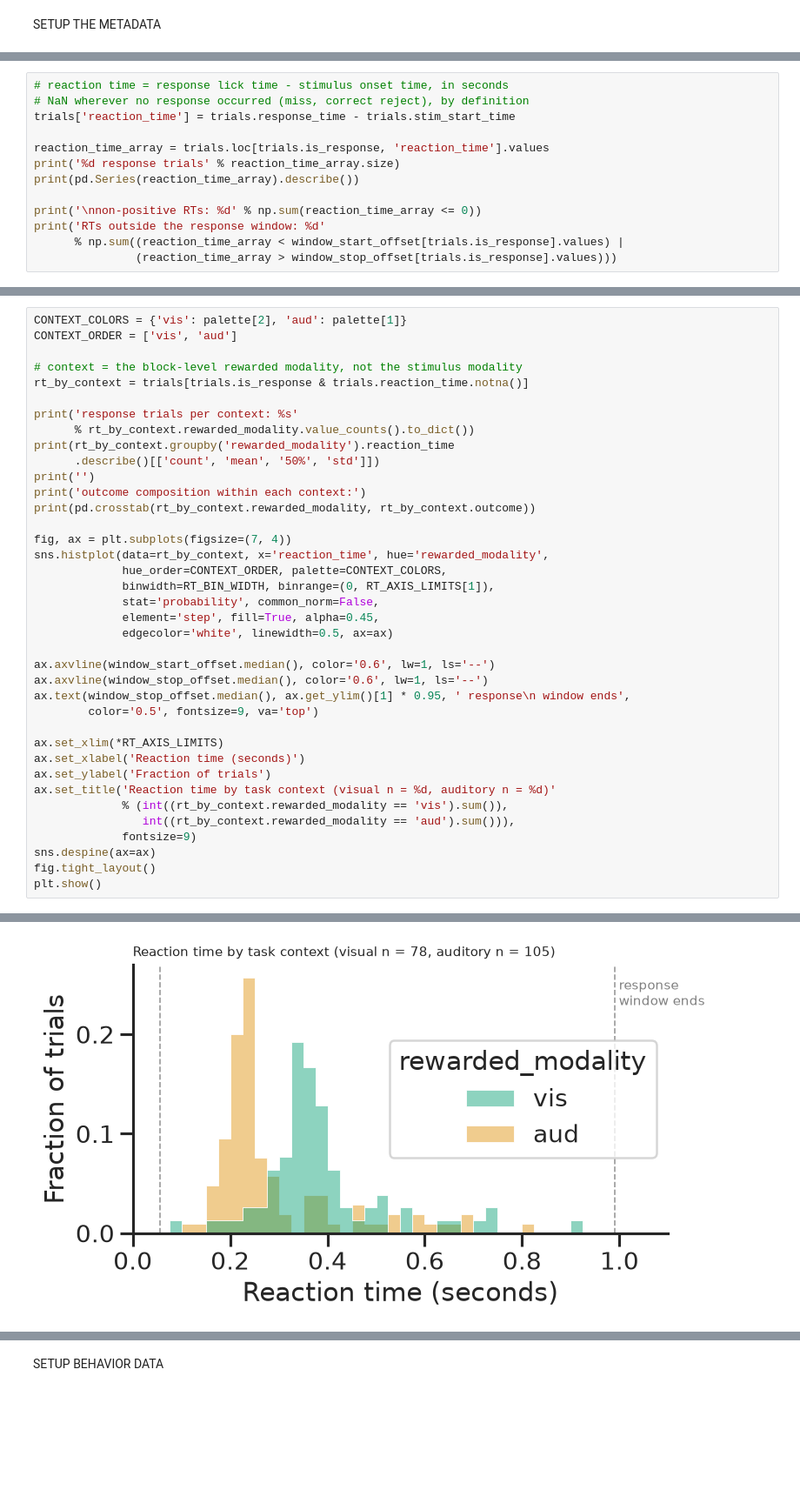
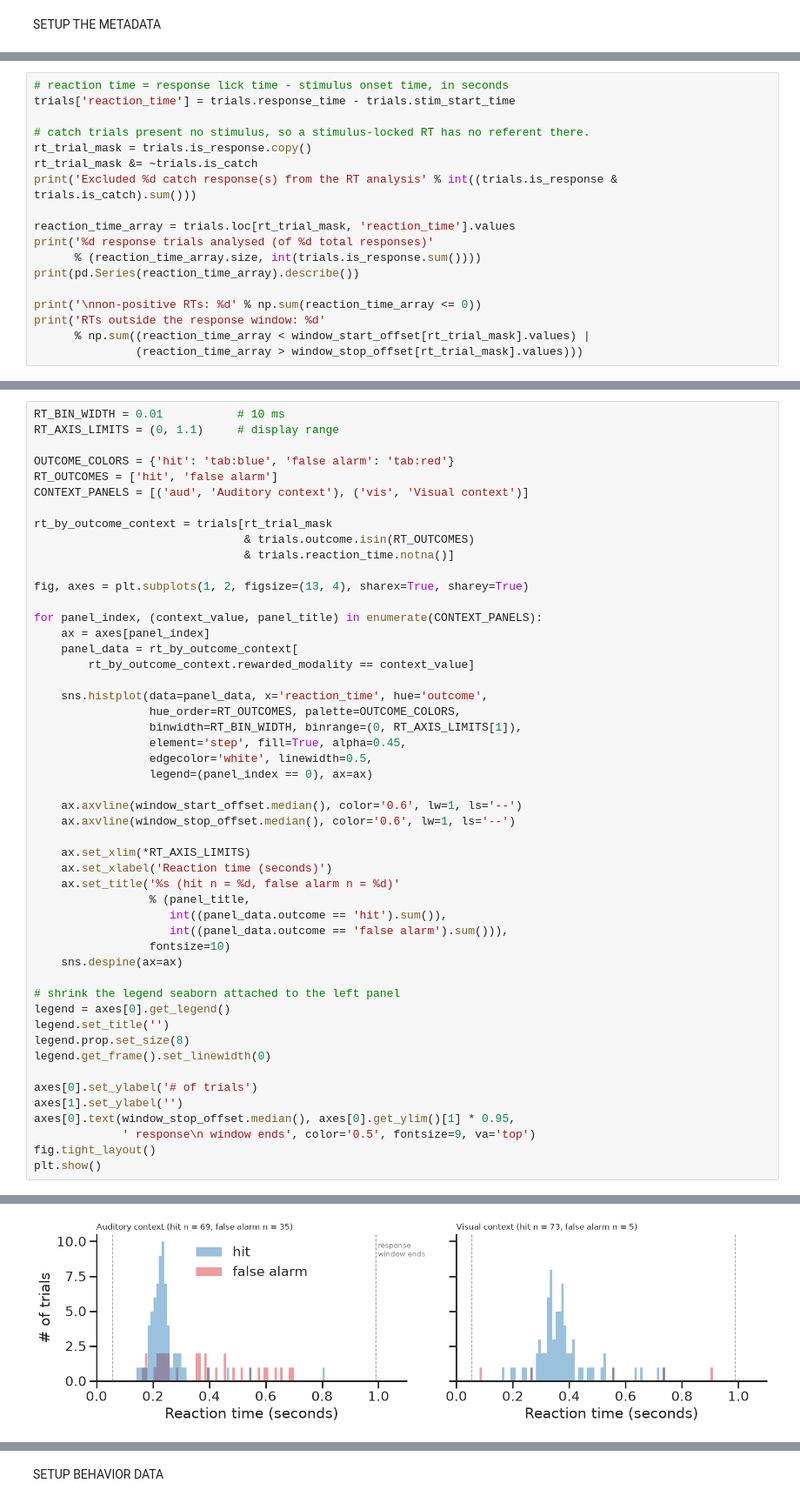
Before and after one commit to tierneydaw1/MisfiringSquad, a Jupyter notebook: code/Expectation.ipynb, the cells around one changed output, grey strips where cells are left out. Shown at 87% size. Cells and saved outputs as stored; diff of their text form; blank space fills up the shorter version.

Commit message:
some cleaning and reward-related reaction times

```diff
--- a/code/Expectation.ipynb
+++ b/code/Expectation.ipynb
@@ -263,14 +180,19 @@ REACTION TIME
 # %%
 # reaction time = response lick time - stimulus onset time, in seconds
-# NaN wherever no response occurred (miss, correct reject), by definition
 trials['reaction_time'] = trials.response_time - trials.stim_start_time
 
-reaction_time_array = trials.loc[trials.is_response, 'reaction_time'].values
-print('%d response trials' % reaction_time_array.size)
+# catch trials present no stimulus, so a stimulus-locked RT has no referent there.
+rt_trial_mask = trials.is_response.copy()
+rt_trial_mask &= ~trials.is_catch
+print('Excluded %d catch response(s) from the RT analysis' % int((trials.is_response & trials.is_catch).sum()))
+
+reaction_time_array = trials.loc[rt_trial_mask, 'reaction_time'].values
+print('%d response trials analysed (of %d total responses)'
+      % (reaction_time_array.size, int(trials.is_response.sum())))
 print(pd.Series(reaction_time_array).describe())
 
 print('\nnon-positive RTs: %d' % np.sum(reaction_time_array <= 0))
 print('RTs outside the response window: %d'
-      % np.sum((reaction_time_array < window_start_offset[trials.is_response].values) |
-               (reaction_time_array > window_stop_offset[trials.is_response].values)))
+      % np.sum((reaction_time_array < window_start_offset[rt_trial_mask].values) |
+               (reaction_time_array > window_stop_offset[rt_trial_mask].values)))
 # %% [output]
@@ -377,39 +237,51 @@ catch responses excluded from this figure: 1
 # %%
-CONTEXT_COLORS = {'vis': palette[2], 'aud': palette[1]}
-CONTEXT_ORDER = ['vis', 'aud']
+RT_BIN_WIDTH = 0.01           # 10 ms
+RT_AXIS_LIMITS = (0, 1.1)     # display range
 
-# context = the block-level rewarded modality, not the stimulus modality
-rt_by_context = trials[trials.is_response & trials.reaction_time.notna()]
+OUTCOME_COLORS = {'hit': 'tab:blue', 'false alarm': 'tab:red'}
+RT_OUTCOMES = ['hit', 'false alarm']
+CONTEXT_PANELS = [('aud', 'Auditory context'), ('vis', 'Visual context')]
 
-print('response trials per context: %s'
-      % rt_by_context.rewarded_modality.value_counts().to_dict())
-print(rt_by_context.groupby('rewarded_modality').reaction_time
-      .describe()[['count', 'mean', '50%', 'std']])
-print('')
-print('outcome composition within each context:')
-print(pd.crosstab(rt_by_context.rewarded_modality, rt_by_context.outcome))
+rt_by_outcome_context = trials[rt_trial_mask
+                               & trials.outcome.isin(RT_OUTCOMES)
+                               & trials.reaction_time.notna()]
 
-fig, ax = plt.subplots(figsize=(7, 4))
-sns.histplot(data=rt_by_context, x='reaction_time', hue='rewarded_modality',
-             hue_order=CONTEXT_ORDER, palette=CONTEXT_COLORS,
-             binwidth=RT_BIN_WIDTH, binrange=(0, RT_AXIS_LIMITS[1]),
-             stat='probability', common_norm=False,
-             element='step', fill=True, alpha=0.45,
-             edgecolor='white', linewidth=0.5, ax=ax)
+fig, axes = plt.subplots(1, 2, figsize=(13, 4), sharex=True, sharey=True)
 
-ax.axvline(window_start_offset.median(), color='0.6', lw=1, ls='--')
-ax.axvline(window_stop_offset.median(), color='0.6', lw=1, ls='--')
-ax.text(window_stop_offset.median(), ax.get_ylim()[1] * 0.95, ' response\n window ends',
-        color='0.5', fontsize=9, va='top')
+for panel_index, (context_value, panel_title) in enumerate(CONTEXT_PANELS):
+    ax = axes[panel_index]
+    panel_data = rt_by_outcome_context[
+        rt_by_outcome_context.rewarded_modality == context_value]
 
-ax.set_xlim(*RT_AXIS_LIMITS)
-ax.set_xlabel('Reaction time (seconds)')
-ax.set_ylabel('Fraction of trials')
-ax.set_title('Reaction time by task context (visual n = %d, auditory n = %d)'
-             % (int((rt_by_context.rewarded_modality == 'vis').sum()),
-                int((rt_by_context.rewarded_modality == 'aud').sum())),
-             fontsize=9)
-sns.despine(ax=ax)
+    sns.histplot(data=panel_data, x='reaction_time', hue='outcome',
+                 hue_order=RT_OUTCOMES, palette=OUTCOME_COLORS,
+                 binwidth=RT_BIN_WIDTH, binrange=(0, RT_AXIS_LIMITS[1]),
+                 element='step', fill=True, alpha=0.45,
+                 edgecolor='white', linewidth=0.5,
+                 legend=(panel_index == 0), ax=ax)
+
+    ax.axvline(window_start_offset.median(), color='0.6', lw=1, ls='--')
+    ax.axvline(window_stop_offset.median(), color='0.6', lw=1, ls='--')
+
+    ax.set_xlim(*RT_AXIS_LIMITS)
+    ax.set_xlabel('Reaction time (seconds)')
+    ax.set_title('%s (hit n = %d, false alarm n = %d)'
+                 % (panel_title,
+                    int((panel_data.outcome == 'hit').sum()),
+                    int((panel_data.outcome == 'false alarm').sum())),
+                 fontsize=10)
+    sns.despine(ax=ax)
+
+# shrink the legend seaborn attached to the left panel
+legend = axes[0].get_legend()
+legend.set_title('')
+legend.prop.set_size(8)
+legend.get_frame().set_linewidth(0)
+
+axes[0].set_ylabel('# of trials')
+axes[1].set_ylabel('')
+axes[0].text(window_stop_offset.median(), axes[0].get_ylim()[1] * 0.95,
+             ' response\n window ends', color='0.5', fontsize=9, va='top')
 fig.tight_layout()
 plt.show()
 # %% [output]
@@ -427 +288 @@ vis                          5   73         0
-[figure, old version]
+[figure, new version]
```
Also changed, not shown: parts of 22 cells of this notebook.
